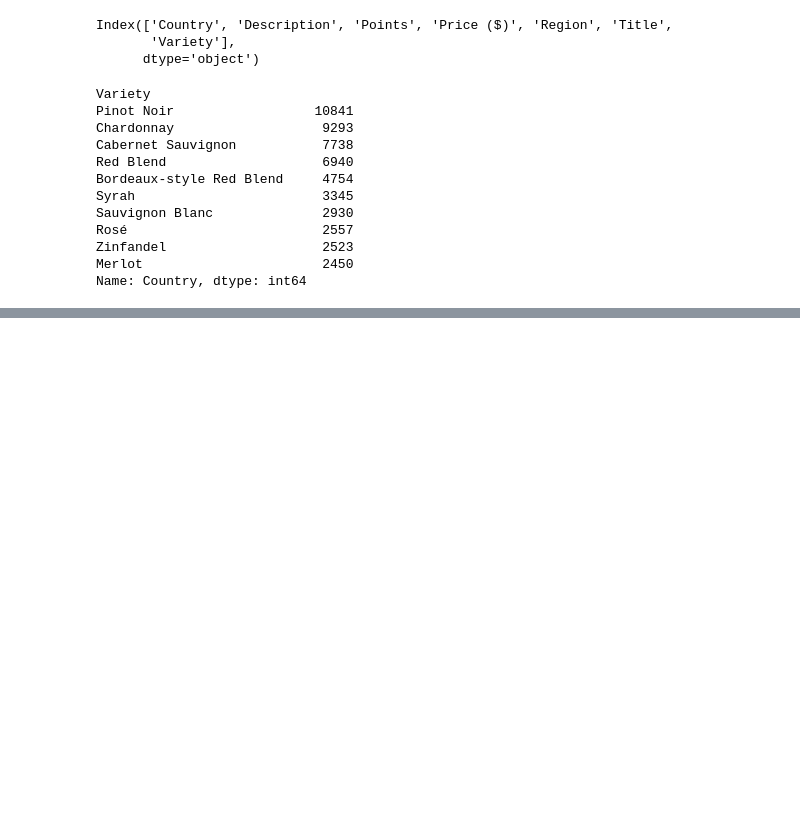
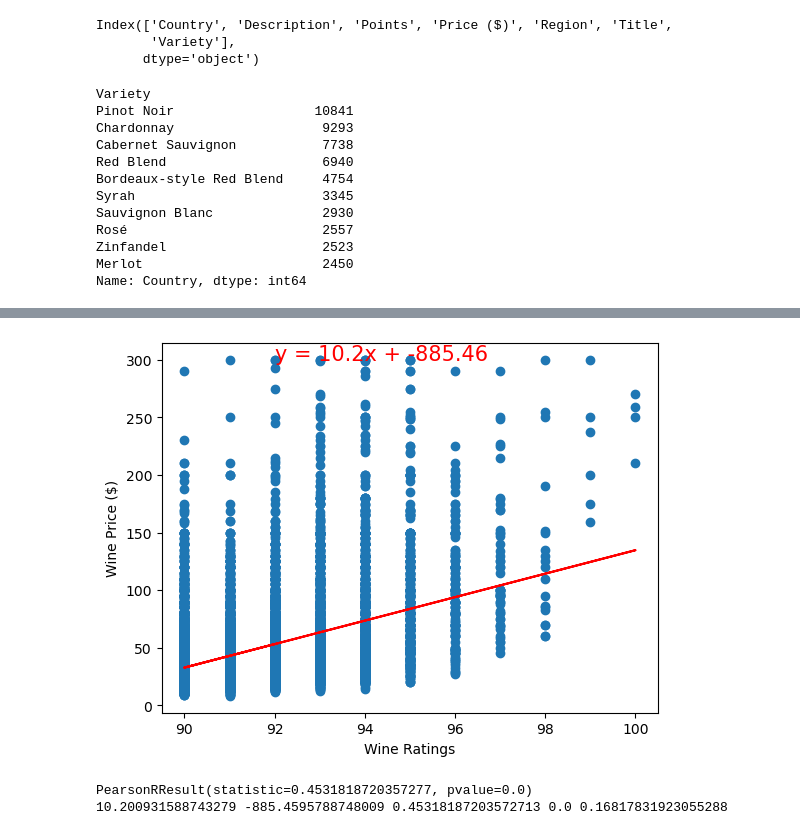
Before and after one commit to carojasp12/Sip-by-Sip, a Jupyter notebook: Code/Sip-by-Sip.ipynb, the cells around one changed output, grey strips where cells are left out. Saved outputs shown, nothing was run; the diff lists cells and outputs as text; code cells hidden in the pictures; blank space fills up the shorter version.

```diff
--- a/Code/Sip-by-Sip.ipynb
+++ b/Code/Sip-by-Sip.ipynb
@@ -92,0 +114,8 @@ Name: Country, dtype: int64
+# %%
+df= wine_df['Variety'].value_counts()
+threshold = 2500
+drop_df = df[df > threshold].index
+
+clean_wine_df = wine_df[wine_df['Variety'].isin(drop_df)==False].reset_index(drop=True)
+
+clean_wine_df.dtypes
@@ -92,0 +131,4 @@ Name: Country, dtype: int64
+# %%
+high_points = clean_wine_df.loc[(clean_wine_df['Points']>= 90) & (clean_wine_df['Price ($)']<= 300)]
+
+high_points[['Points', 'Price ($)']]
@@ -92,0 +149,19 @@ Name: Country, dtype: int64
+# %%
+x_values = high_points['Points']
+y_values = high_points['Price ($)']
+correlation = st.pearsonr(x_values,y_values)
+(slope, intercept, rvalue, pvalue, stderr) = st.linregress(x_values, y_values)
+regress_values = x_values * slope + intercept
+line_eq = "y = " + str(round(slope,2)) + "x + " + str(round(intercept,2))
+plt.scatter(x_values,y_values)
+plt.plot(x_values,regress_values,"r-")
+plt.annotate(line_eq,(92,300),fontsize=15,color="red")
+plt.xlabel('Wine Ratings')
+plt.ylabel('Wine Price ($)')
+plt.show()
+print(correlation)
+print(slope, intercept, rvalue, pvalue, stderr)
+# %% [output]
+[figure, added]
+PearsonRResult(statistic=0.4531818720357277, pvalue=0.0)
+10.200931588743279 -885.4595788748009 0.45318187203572713 0.0 0.16817831923055288
```
Also changed, not shown: parts of 4 cells of this notebook.
